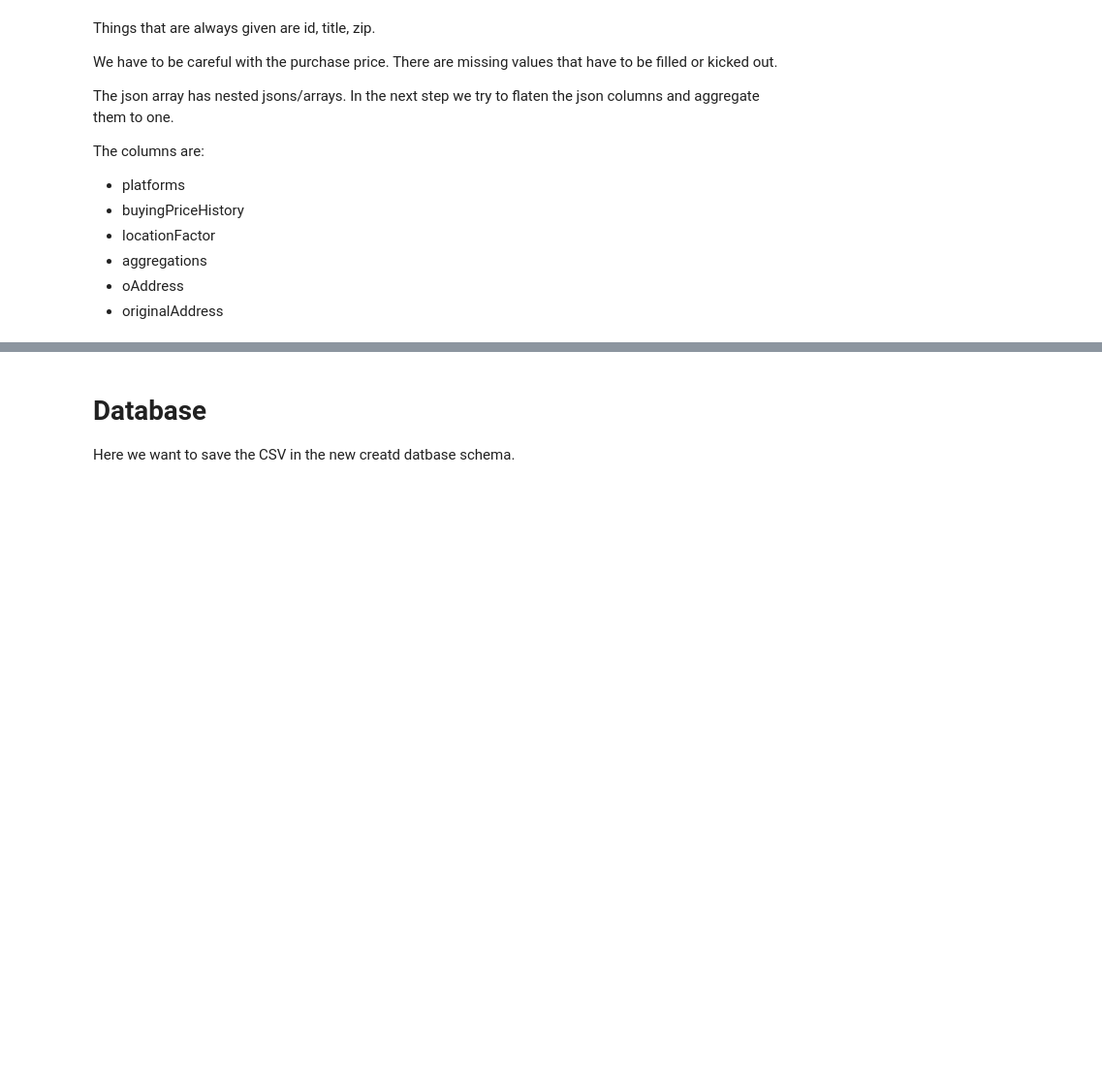
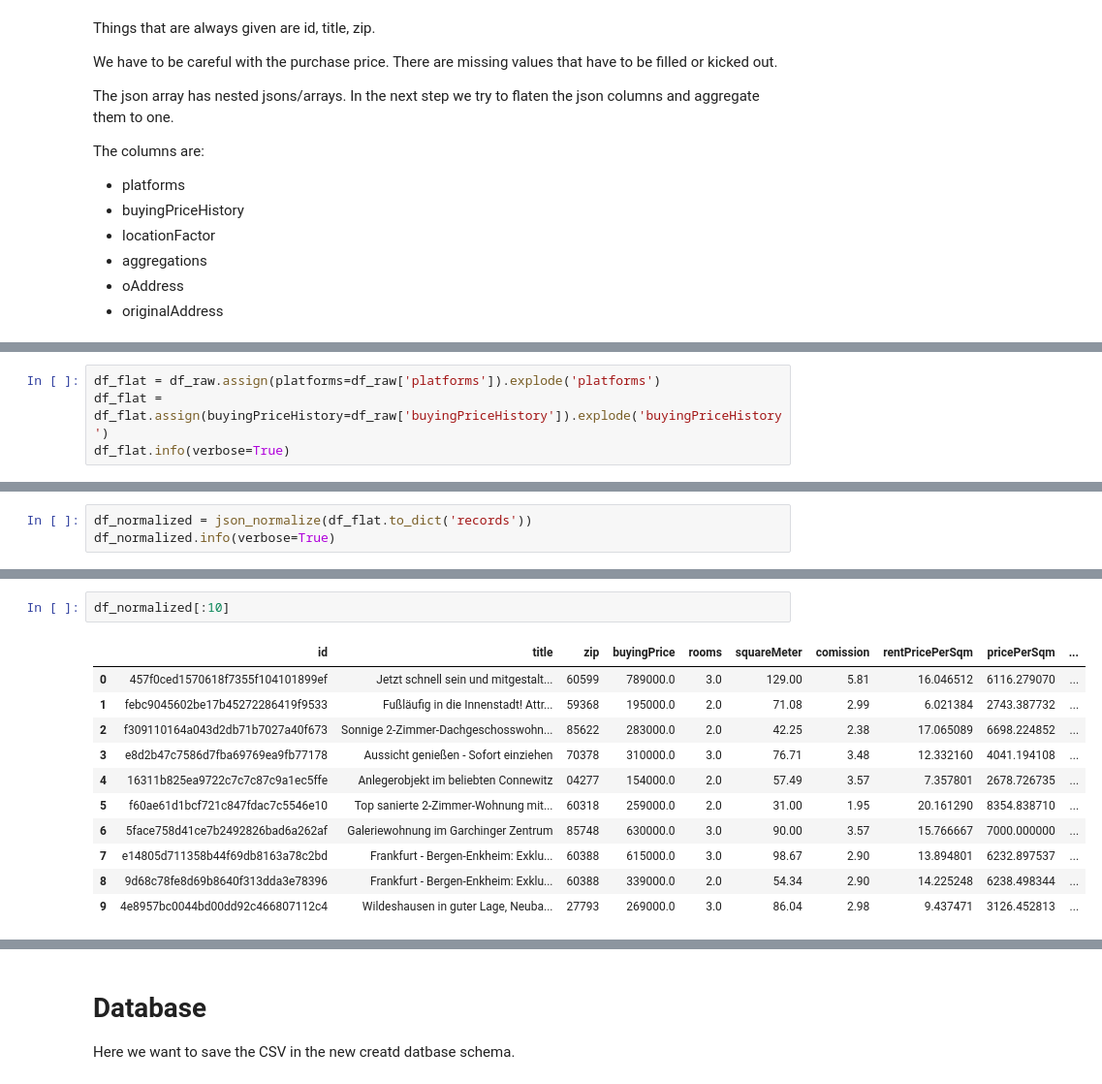
Before and after one commit to FollowJack/awesome-dataengineer-masterclass, a Jupyter notebook: 02_real_estate_roi_calculator/notebooks/playfield.ipynb, the cells around one changed output, grey strips where cells are left out. Shown: that part at 97% size. Drawn from its saved outputs; the diff is of its cells as text; blank space fills up the shorter version.

```diff
--- a/02_real_estate_roi_calculator/notebooks/playfield.ipynb
+++ b/02_real_estate_roi_calculator/notebooks/playfield.ipynb
@@ -132,0 +164,4 @@ df_raw.to_csv("../data/immo.csv")
+# %%
+df_flat = df_raw.assign(platforms=df_raw['platforms']).explode('platforms')
+df_flat = df_flat.assign(buyingPriceHistory=df_raw['buyingPriceHistory']).explode('buyingPriceHistory')
+df_flat.info(verbose=True)
@@ -132,0 +186,3 @@ df_raw.to_csv("../data/immo.csv")
+# %%
+df_normalized = json_normalize(df_flat.to_dict('records'))
+df_normalized.info(verbose=True)
@@ -132,0 +207,14 @@ df_raw.to_csv("../data/immo.csv")
+# %%
+df_normalized[:10]
+# %% [output]
+|  | id | title | zip | buyingPrice | rooms | squareMeter | comission | rentPricePerSqm | pricePerSqm | ... |
+| 0 | 457f0ced1570618f7355f104101899ef | Jetzt schnell sein und mitgestalt... | 60599 | 789000.0 | 3.0 | 129.00 | 5.81 | 16.046512 | 6116.279070 | ... |
+| 1 | febc9045602be17b45272286419f9533 | Fußläufig in die Innenstadt! Attr... | 59368 | 195000.0 | 2.0 | 71.08 | 2.99 | 6.021384 | 2743.387732 | ... |
+| 2 | f309110164a043d2db71b7027a40f673 | Sonnige 2-Zimmer-Dachgeschosswohn... | 85622 | 283000.0 | 2.0 | 42.25 | 2.38 | 17.065089 | 6698.224852 | ... |
+| 3 | e8d2b47c7586d7fba69769ea9fb77178 | Aussicht genießen - Sofort einziehen | 70378 | 310000.0 | 3.0 | 76.71 | 3.48 | 12.332160 | 4041.194108 | ... |
+| 4 | 16311b825ea9722c7c7c87c9a1ec5ffe | Anlegerobjekt im beliebten Connewitz | 04277 | 154000.0 | 2.0 | 57.49 | 3.57 | 7.357801 | 2678.726735 | ... |
+| 5 | f60ae61d1bcf721c847fdac7c5546e10 | Top sanierte 2-Zimmer-Wohnung mit... | 60318 | 259000.0 | 2.0 | 31.00 | 1.95 | 20.161290 | 8354.838710 | ... |
+| 6 | 5face758d41ce7b2492826bad6a262af | Galeriewohnung im Garchinger Zentrum | 85748 | 630000.0 | 3.0 | 90.00 | 3.57 | 15.766667 | 7000.000000 | ... |
+| 7 | e14805d711358b44f69db8163a78c2bd | Frankfurt - Bergen-Enkheim: Exklu... | 60388 | 615000.0 | 3.0 | 98.67 | 2.90 | 13.894801 | 6232.897537 | ... |
+| 8 | 9d68c78fe8d69b8640f313dda3e78396 | Frankfurt - Bergen-Enkheim: Exklu... | 60388 | 339000.0 | 2.0 | 54.34 | 2.90 | 14.225248 | 6238.498344 | ... |
+| 9 | 4e8957bc0044bd00dd92c466807112c4 | Wildeshausen in guter Lage, Neuba... | 27793 | 269000.0 | 3.0 | 86.04 | 2.98 | 9.437471 | 3126.452813 | ... |
```
Also changed, not shown: parts of 37 cells of this notebook, 6 other files.
